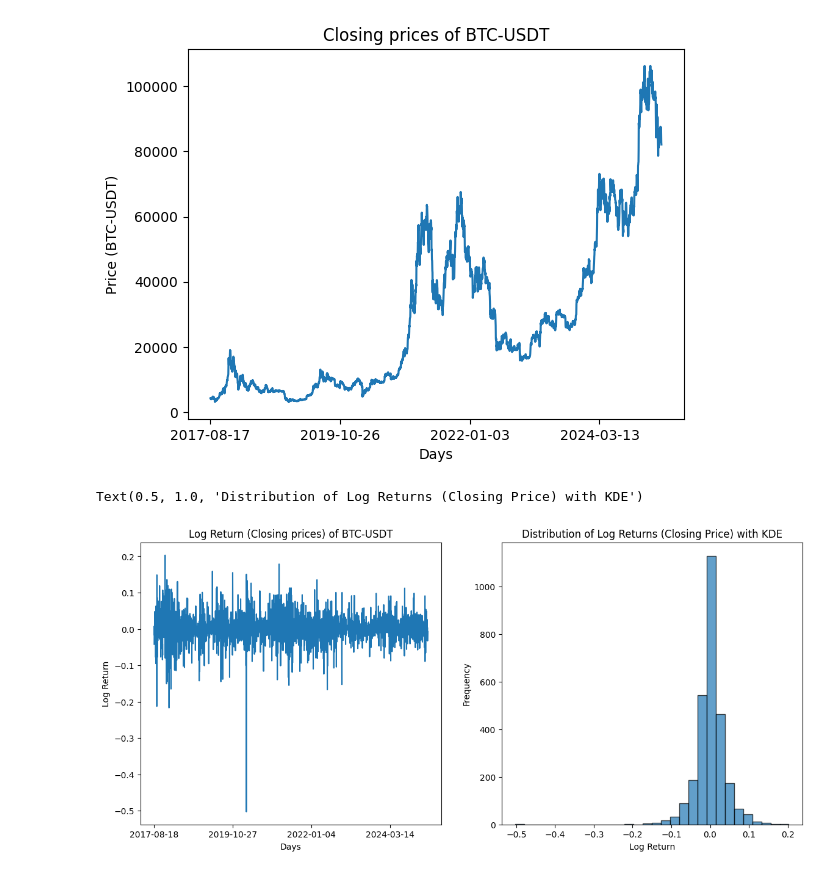
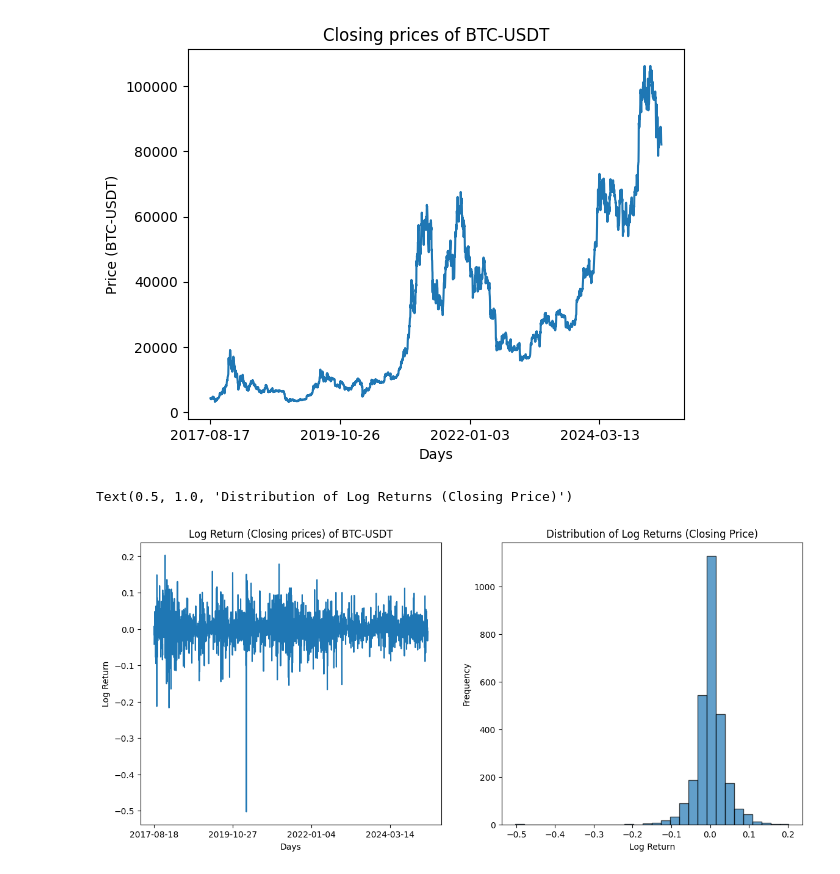
Before and after one commit to dleeim/coracle, a Jupyter notebook: src/data_analysis.ipynb, the cells around one changed output. Drawn from its saved outputs; the diff is of its cells as text; code cells hidden in the pictures.

```diff
--- a/src/data_analysis.ipynb
+++ b/src/data_analysis.ipynb
@@ -46,25 +46,28 @@ from matplotlib.ticker import MaxNLocator
 plt.gca().xaxis.set_major_locator(MaxNLocator(nbins=5))  # Show ~5 ticks
 # %% [output]
 [figure]
+# %%
+df['log return'] = np.log(df['close'] / df['close'].shift(1))
+df['price change intraday'] = df['close']/df['open'] - 1
+df['price change overnight'] = df['open']/df['close'].shift(1) - 1
 # %%
-df['log return'] = np.log(df['close'] / df['close'].shift(1))
-df_logreturn = df.dropna()
+df_forcleaning = df.dropna()
 
 fig, axs = plt.subplots(1,2,figsize=(14, 6))
-axs[0].plot(df_logreturn['timestamp'],df_logreturn['log return'])
+axs[0].plot(df_forcleaning['timestamp'],df_forcleaning['log return'])
 
 axs[0].set_xlabel('Days')
 axs[0].set_ylabel('Log Return')
 axs[0].set_title('Log Return (Closing prices) of BTC-USDT')
 axs[0].xaxis.set_major_locator(MaxNLocator(nbins=5))  # Show ~5 ticks
 
 # Plot histogram with KDE
-axs[1].hist(df_logreturn['log return'], bins=30, edgecolor='black', alpha=0.7)
+axs[1].hist(df_forcleaning['log return'], bins=30, edgecolor='black', alpha=0.7)
 
 # Add labels and title
 axs[1].set_xlabel('Log Return')
 axs[1].set_ylabel('Frequency')
-axs[1].set_title('Distribution of Log Returns (Closing Price) with KDE')
+axs[1].set_title('Distribution of Log Returns (Closing Price)')
 # %% [output]
-Text(0.5, 1.0, 'Distribution of Log Returns (Closing Price) with KDE')
+Text(0.5, 1.0, 'Distribution of Log Returns (Closing Price)')
-[figure, old version]
+[figure, new version]
```
Also changed, not shown: parts of 13 cells of this notebook, 1 other file.
